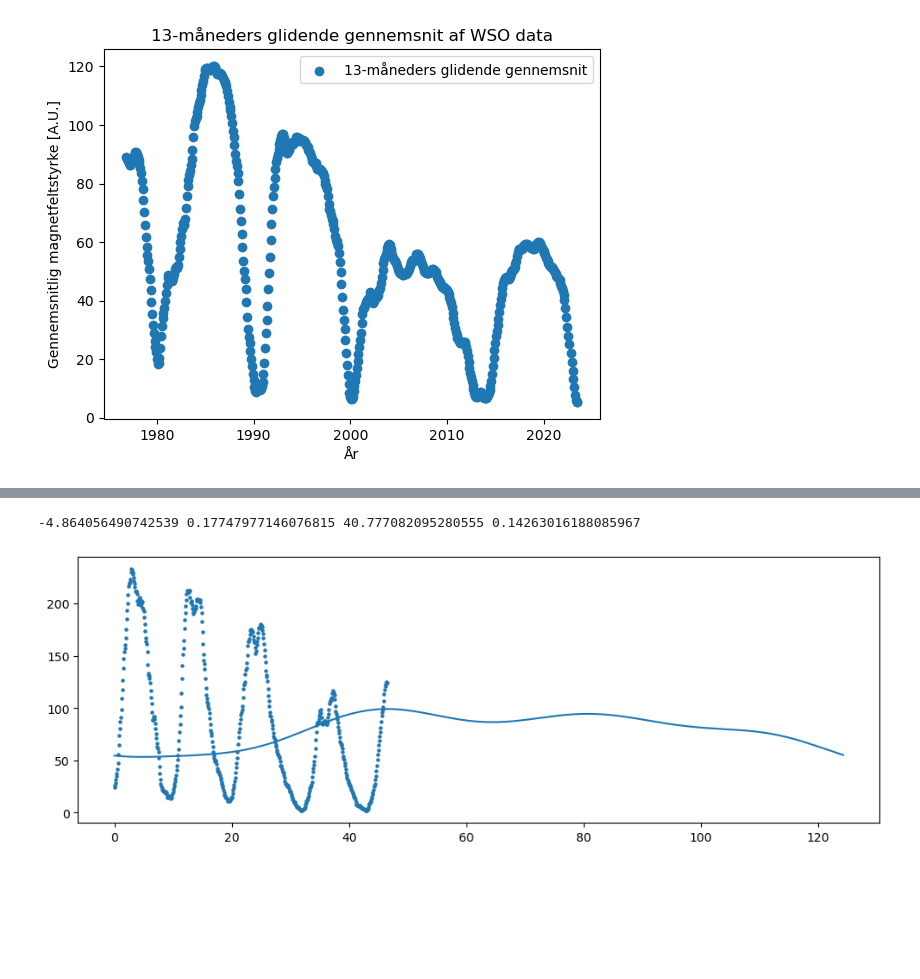
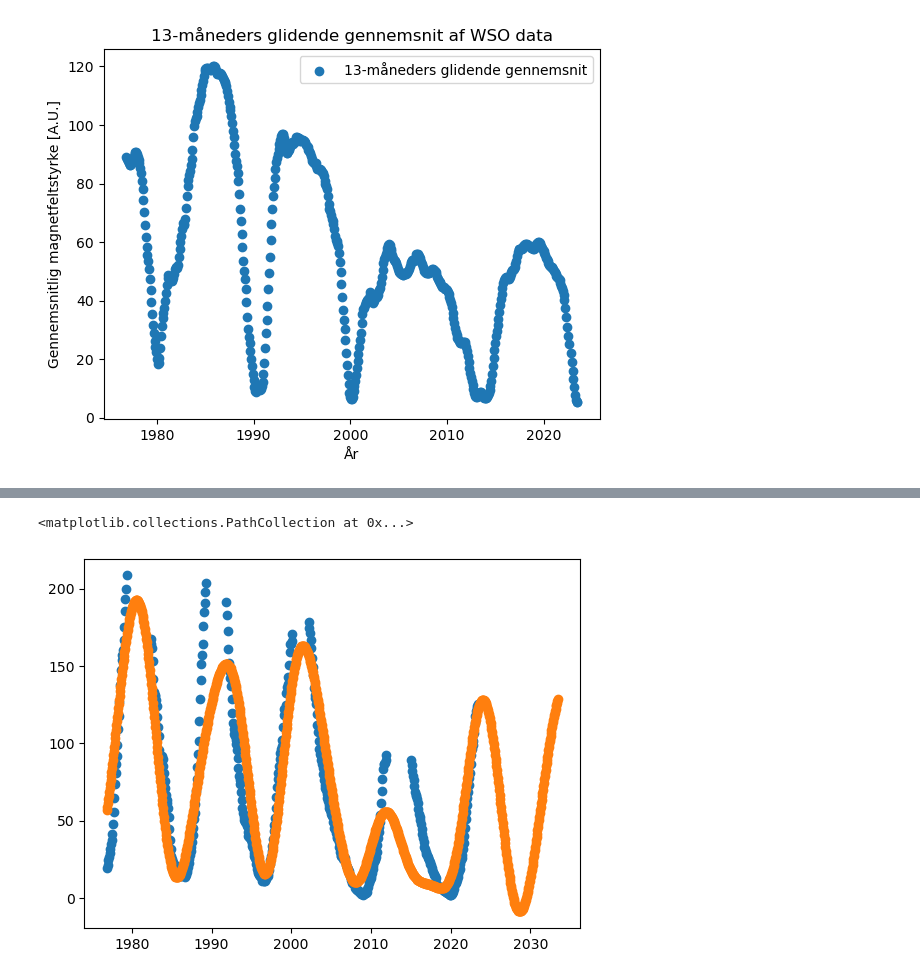
Before and after one commit to Focus9752/Solpletter_projekt, a Jupyter notebook: ok/Ny ting.ipynb, the cells around one changed output, grey strips where cells are left out. Drawn from its saved outputs; the diff is of its cells as text; code cells hidden in the pictures; blank space fills up the shorter version.

```diff
--- a/ok/Ny ting.ipynb
+++ b/ok/Ny ting.ipynb
@@ -80,0 +113,16 @@ plt.scatter(dato_ss , Month)
+# %%
+Toppe1 = [[1976.8 , 1979.4] , [1979.4 , 1982.3] , [1989.3 , 1991.8] , [2000.2 , 2002.2] , [2012 , 2015] , [2015 , 2023.5]]
+
+Toppe = [[1976.8 , 1979.4] , [1982.3 , 1989.3] , [1991.8 , 2000.2] , [2002.2 , 2012] , [2015 , 2023.5]]
+
+T_x = np.array([])
+T_y = np.array([])
+
+for n in range(len(Toppe)):
+    Maske=(Toppe[n][0] < Dato_brøkdel) & (Dato_brøkdel < Toppe[n][1])
+    x = Dato_brøkdel[Maske]
+    y = Monthly_smoothed_sunspot_number[Maske]
+    T_x = np.append(T_x , x)
+    T_y = np.append(T_y , y)
+
+plt.scatter(T_x , T_y)
@@ -81,19 +132,31 @@ plt.scatter(dato_ss , Month)
 # %%
 def sin2(x, a2 , b2 , c2 , d2):
     return sin1(x , *Var1) + (a2 * np.sin( x * b2 + c2 ) + d2)
-Var2 , Cov2 = curve_fit(sin2 , Dato_brøkdel , Monthly_smoothed_sunspot_number , p0=[1,1/12,1,1])
+Var2 , Cov2 = curve_fit(sin2 , T_x , T_y , p0=[300,1/12,1,1])
 
 def sin3(x, a3 , b3 , c3 , d3):
     return sin2(x , *Var2) + (a3 * np.sin( x * b3 + c3 ) + d3)
-Var3 , Cov3 = curve_fit(sin2 , Dato_brøkdel , Monthly_smoothed_sunspot_number , p0=[1,1/5,1,1])
+Var3 , Cov3 = curve_fit(sin3 , T_x , T_y , p0=[300,1/5,1,1])
 
-x = np.linspace(dato_ss[0] , Month[-1] , 1000)
-y = sin3(x , *Var3)
+def sin4(x, a4 , b4 , c4 , d4):
+    return sin3(x , *Var3) * (a4 * np.sin( x * b4 + c4 ) + d4)
+Var4 , Cov4 = curve_fit(sin4 , T_x , T_y , p0=[300,1/2,1,1])
 
-plt.figure(figsize=(12,4))
-plt.scatter(dato_ss , Month , s=5)
-plt.plot(x , y)
-print(*Var3)
+def sin5(x, a5 , b5 , c5 , d5):
+    return sin4(x , *Var4) + (a5 * np.sin( x * b5 + c5 ) + d5)
+Var5 , Cov5 = curve_fit(sin5 , T_x , T_y , p0=[300,1,1,1])
+
+def sin6(x, a6 , b6 , c6 , d6):
+    return sin5(x , *Var5) + (a6 * np.sin( x * b6 + c6 ) + d6)
+Var6 , Cov6 = curve_fit(sin6 , T_x , T_y , p0=[300,1/20,1,1] , maxfev=20000)
+
+
+
+x1 = np.linspace(T_x[0] , T_x[-1] + 10, 1000)
+y = sin6(x1 , *Var6)
+
+plt.scatter(T_x , T_y)
+plt.scatter(x1 , y)
 # %% [output]
--4.864056490742539 0.17747977146076815 40.777082095280555 0.14263016188085967
+<matplotlib.collections.PathCollection at 0x...>
-[figure, old version]
+[figure, new version]
```
Also changed, not shown: parts of 4 cells of this notebook, 1 other file.
